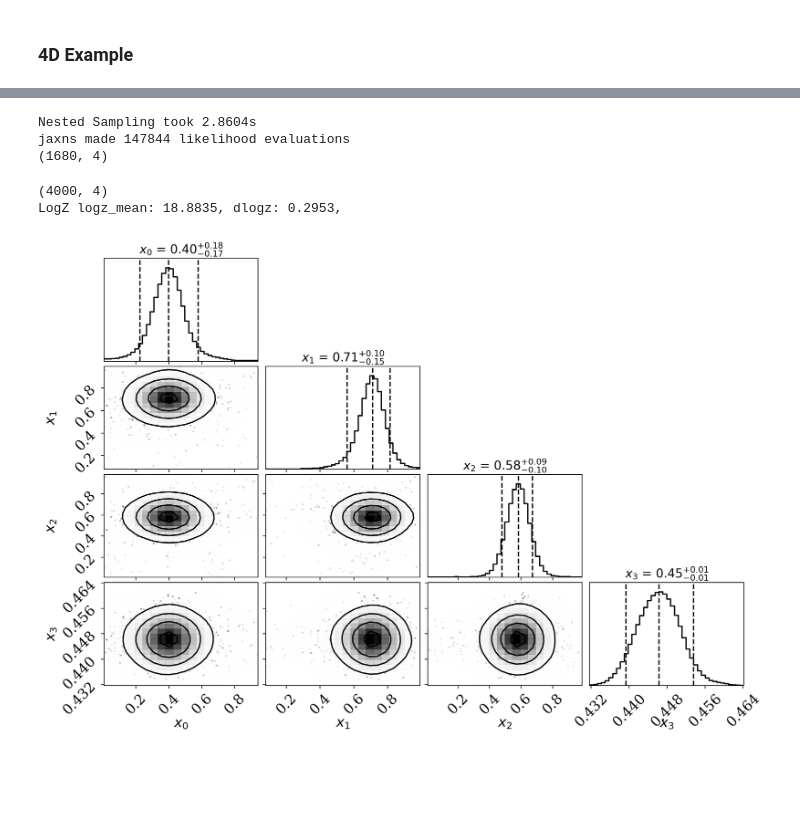
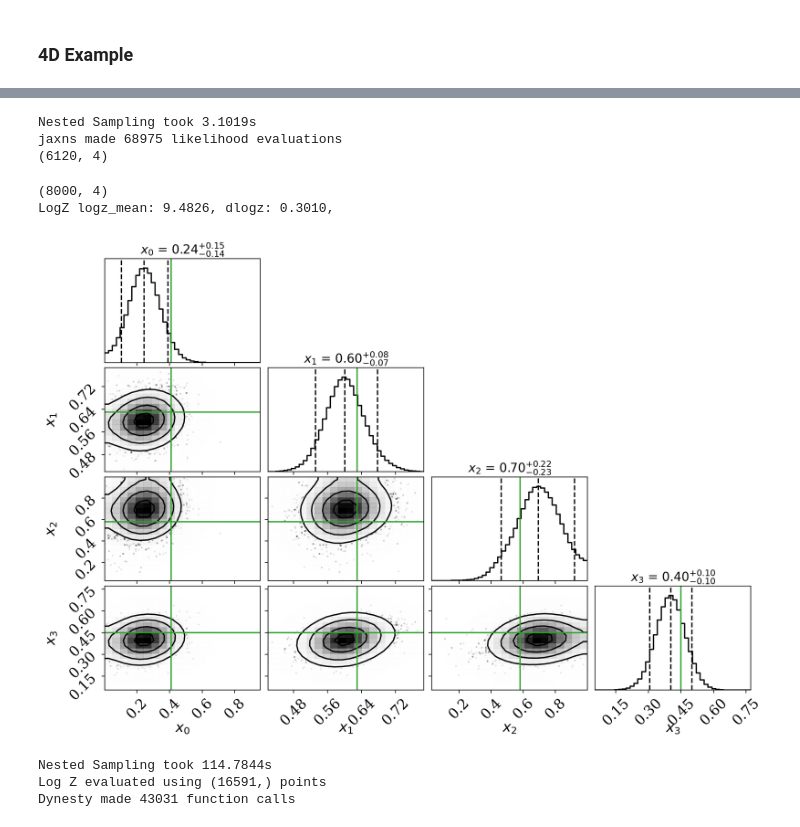
Before and after one commit to Ameek94/BOBE, a Jupyter notebook: test_notebook.ipynb, the cells around one changed output, grey strips where cells are left out. Cells and saved outputs as stored; diff of their text form; code cells hidden in the pictures; blank space fills up the shorter version.

```diff
--- a/test_notebook.ipynb
+++ b/test_notebook.ipynb
@@ -295,12 +305,12 @@ LogZ logz_mean: -2.5474, dlogz: 0.2013,
 # %%
 np.random.seed(10004118) # fixed for reproducibility
 # train_x = np.random.uniform(0,1,(12,2))
-ninit = 32
+ninit = 64
 ndim = 4
 train_x = qmc.Sobol(ndim, scramble=True).random(ninit)
 f_mean = np.array([0.41,0.63,0.58,0.45])
-cov = cov1 = 0.04*np.eye(ndim) + 0.3*np.random.uniform(-0.1,0.1,(ndim,ndim))
-cov = 0.5*(cov1 + np.transpose(cov1))
+cov1 = 0.1*np.eye(ndim) + 0.2*np.random.uniform(0.,0.5,(ndim,ndim))
+cov = 0.1*(cov1 + np.transpose(cov1))
 print(cov)
 
 from scipy.stats import multivariate_normal
@@ -355,22 +365,30 @@ Text(0, 0.5, '$x_4$')
 # %%
-samples, logz_dict = nested_sampling_jaxns(gp,ndim=ndim,dlogz=0.01)
+samples, logz_dict = nested_sampling_jaxns(gp,ndim=ndim,dlogz=0.01,num_samples_equal=2000,difficult_model=False)
 # %% [output]
-Nested Sampling took 2.8604s
-jaxns made 147844 likelihood evaluations
-(1680, 4)
+Nested Sampling took 3.1019s
+jaxns made 68975 likelihood evaluations
+(6120, 4)
 # %%
 print(samples.shape)
 
 print(f"LogZ "+"".join(f"{key}: {value:.4f}, " for key, value in logz_dict.items()))
 fig = plt.figure(figsize=(12,8))
 
 fig = corner.corner(samples,labels=["$x_{0}$".format(i) for i in range(ndim)],
     quantiles=[0.05, 0.5,0.95], # [0.16, 0.5,0.84]
     show_titles=True,
     title_kwargs={"fontsize": 14},
     fig=fig,hist_bin_factor=2.,smooth1d=2.,smooth=2.,truth=list[f_mean],truth_color='r'
 )
+
+corner.overplot_lines(fig,f_mean,color='C2')
 # %% [output]
-(4000, 4)
-LogZ logz_mean: 18.8835, dlogz: 0.2953,
+(8000, 4)
+LogZ logz_mean: 9.4826, dlogz: 0.3010,
-[figure, old version]
+[figure, new version]
+# %%
+samples, logz_dict = nested_sampling_Dy(gp,ndim=ndim,dlogz=0.01,boost_maxcall=3,maxcall=50000)
+# %% [output]
+Nested Sampling took 114.7844s
+Log Z evaluated using (16591,) points
+Dynesty made 43031 function calls
```
Also changed, not shown: parts of 15 cells of this notebook, 8 other files.
